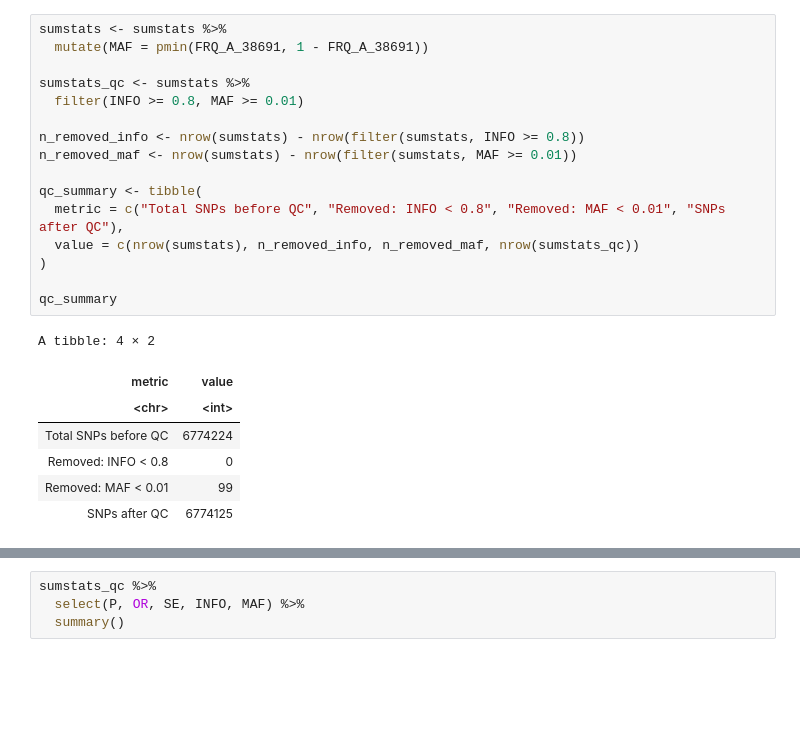
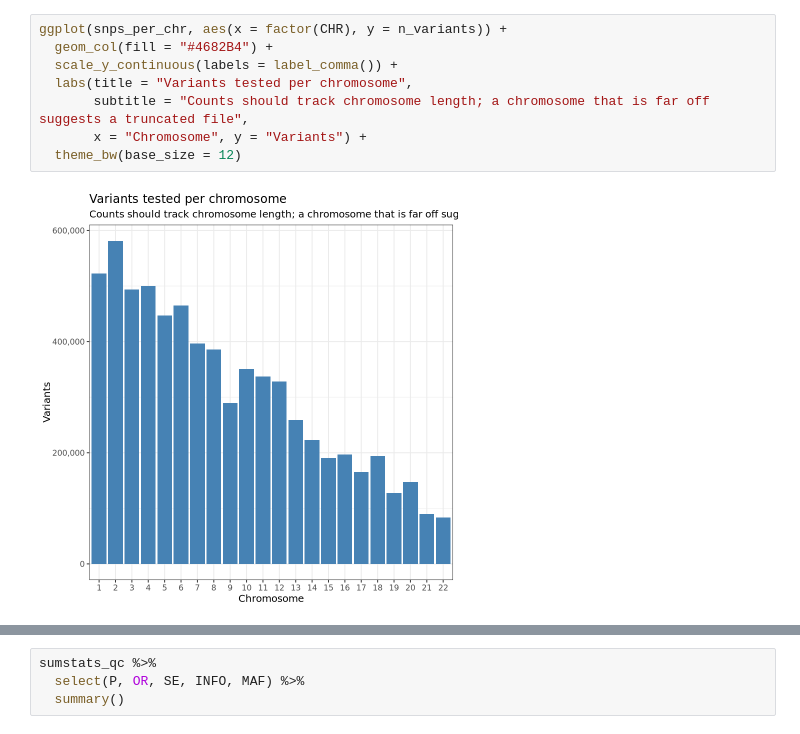
Before and after one commit to SamueleSoraggi/post-gwas-analysis_course, a Jupyter notebook: Notebooks/00_explore_gwas_sumstats.ipynb, the cells around one changed output, grey strips where cells are left out. Saved outputs shown, nothing was run; the diff lists cells and outputs as text; blank space fills up the shorter version.

```diff
--- a/Notebooks/00_explore_gwas_sumstats.ipynb
+++ b/Notebooks/00_explore_gwas_sumstats.ipynb
@@ -156,24 +175,10 @@ These are teaching defaults, not universal rules. The right thresholds depend on
-# %%
-sumstats <- sumstats %>%
-  mutate(MAF = pmin(FRQ_A_38691, 1 - FRQ_A_38691))
-
-sumstats_qc <- sumstats %>%
-  filter(INFO >= 0.8, MAF >= 0.01)
-
-n_removed_info <- nrow(sumstats) - nrow(filter(sumstats, INFO >= 0.8))
-n_removed_maf <- nrow(sumstats) - nrow(filter(sumstats, MAF >= 0.01))
-
-qc_summary <- tibble(
-  metric = c("Total SNPs before QC", "Removed: INFO < 0.8", "Removed: MAF < 0.01", "SNPs after QC"),
-  value = c(nrow(sumstats), n_removed_info, n_removed_maf, nrow(sumstats_qc))
-)
-
-qc_summary
-# %% [output]
-A tibble: 4 × 2
-| metric | value |
-| <chr> | <int> |
-| Total SNPs before QC | 6774224 |
-| Removed: INFO < 0.8 | 0 |
-| Removed: MAF < 0.01 | 99 |
-| SNPs after QC | 6774125 |
+# %%
+ggplot(snps_per_chr, aes(x = factor(CHR), y = n_variants)) +
+  geom_col(fill = "#4682B4") +
+  scale_y_continuous(labels = label_comma()) +
+  labs(title = "Variants tested per chromosome",
+       subtitle = "Counts should track chromosome length; a chromosome that is far off suggests a truncated file",
+       x = "Chromosome", y = "Variants") +
+  theme_bw(base_size = 12)
+# %% [output]
+[figure, added]
```
Also changed, not shown: parts of 56 cells of this notebook, 7 other files.
